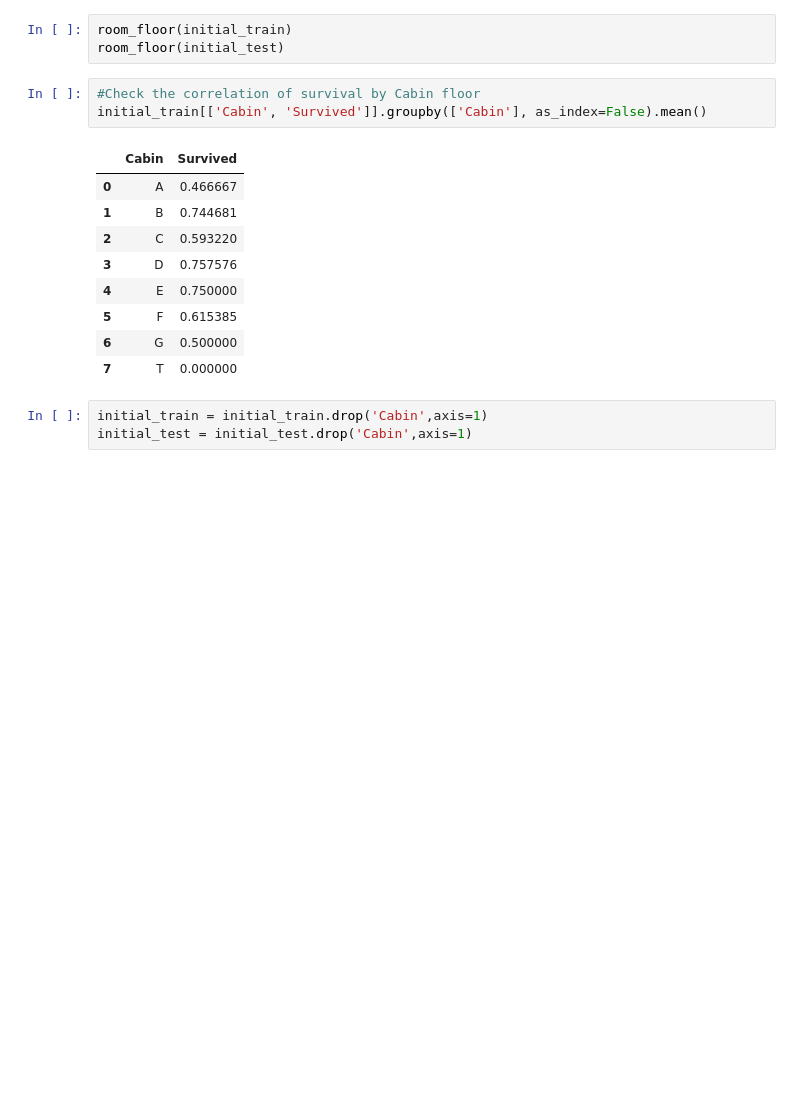
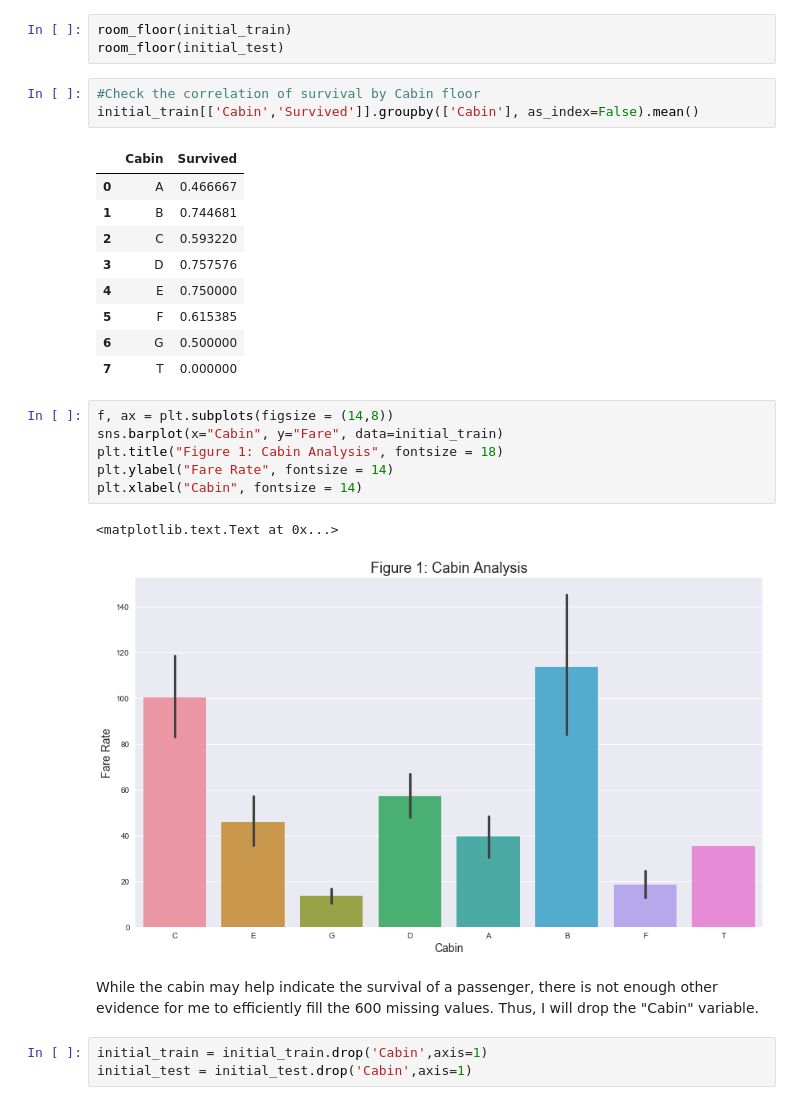
Before and after one commit to TristanMoser/byu_econ_applied_machine_learning, a Jupyter notebook: homeworks/Homework_4_TristanMoser.ipynb, the cells around one changed output. Saved outputs shown, nothing was run; the diff lists cells and outputs as text; blank space fills up the shorter version.

```diff
--- a/homeworks/Homework_4_TristanMoser.ipynb
+++ b/homeworks/Homework_4_TristanMoser.ipynb
@@ -90,7 +92,7 @@ room_floor(initial_train)
 room_floor(initial_test)
 # %%
 #Check the correlation of survival by Cabin floor
-initial_train[['Cabin', 'Survived']].groupby(['Cabin'], as_index=False).mean()
+initial_train[['Cabin','Survived']].groupby(['Cabin'], as_index=False).mean()
 # %% [output]
 |  | Cabin | Survived |
 | 0 | A | 0.466667 |
@@ -101,6 +103,17 @@ initial_train[['Cabin', 'Survived']].groupby(['Cabin'], as_index=False).mean()
 | 5 | F | 0.615385 |
 | 6 | G | 0.500000 |
 | 7 | T | 0.000000 |
+# %%
+f, ax = plt.subplots(figsize = (14,8))
+sns.barplot(x="Cabin", y="Fare", data=initial_train)
+plt.title("Figure 1: Cabin Analysis", fontsize = 18)
+plt.ylabel("Fare Rate", fontsize = 14)
+plt.xlabel("Cabin", fontsize = 14)
+# %% [output]
+<matplotlib.text.Text at 0x...>
+[figure, added]
+# %% [markdown]
+While the cabin may help indicate the survival of a passenger, there is not enough other evidence for me to efficiently fill the 600 missing values. Thus, I will drop the "Cabin" variable.
 # %%
 initial_train = initial_train.drop('Cabin',axis=1)
 initial_test = initial_test.drop('Cabin',axis=1)
```
Also changed, not shown: parts of 36 cells of this notebook.
